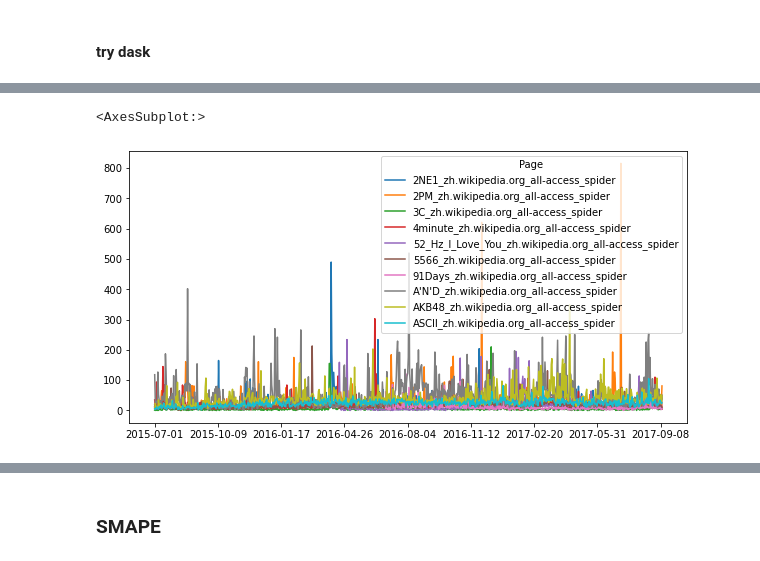
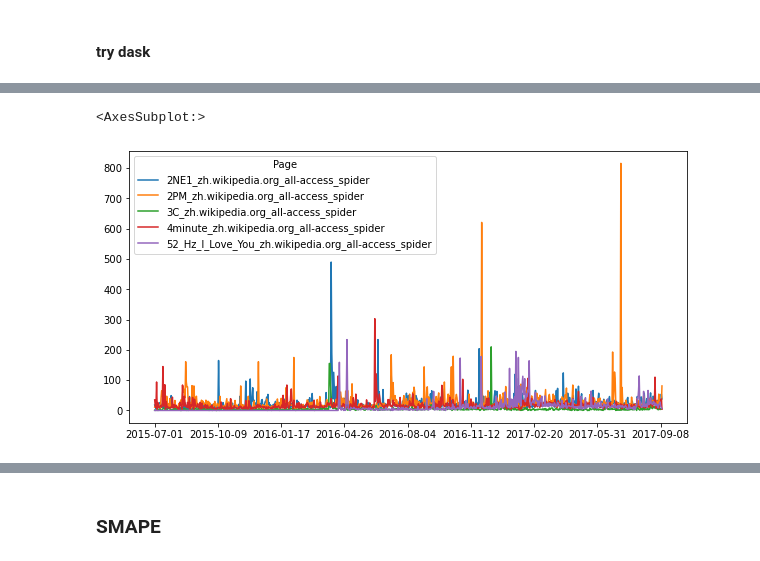
Before and after one commit to baruch11/WebTraffic, a Jupyter notebook: webtraffic.ipynb, the cells around one changed output, grey strips where cells are left out. Drawn from its saved outputs; the diff is of its cells as text; code cells hidden in the pictures.

```diff
--- a/webtraffic.ipynb
+++ b/webtraffic.ipynb
@@ -7,5 +7,7 @@ import matplotlib.pyplot as plt
 # %%
 import dask.dataframe as dd
 
-train = dd.read_csv("train_2.csv", assume_missing=True, blocksize="16M")
-train.head()
+cols_train = list(pd.date_range("2015-07-01","2017-09-10",freq="D").strftime("%Y-%m-%d"))
+train = dd.read_csv("train_2.csv", assume_missing=True, blocksize="16M").fillna(0).astype(
+    dtype={ii:np.uint32 for ii in cols_train})
+#train.head()
@@ -34,10 +14,10 @@ Dask Name: read-csv, 26 tasks
 # %%
 f, ax = plt.subplots(figsize=(10,5))
 
-train.head(10).set_index("Page").T.plot(ax=ax)
+train.head().set_index("Page").T.plot(ax=ax)
 # %% [output]
 <AxesSubplot:>
-[figure, old version]
+[figure, new version]
 # %%
 agent = train.Page.apply(lambda x: x.split("_")[-1], meta=("agent",str))
 access = train.Page.apply(lambda x: x.split("_")[-2], meta=("access",str))
```
Also changed, not shown: parts of 15 cells of this notebook.
